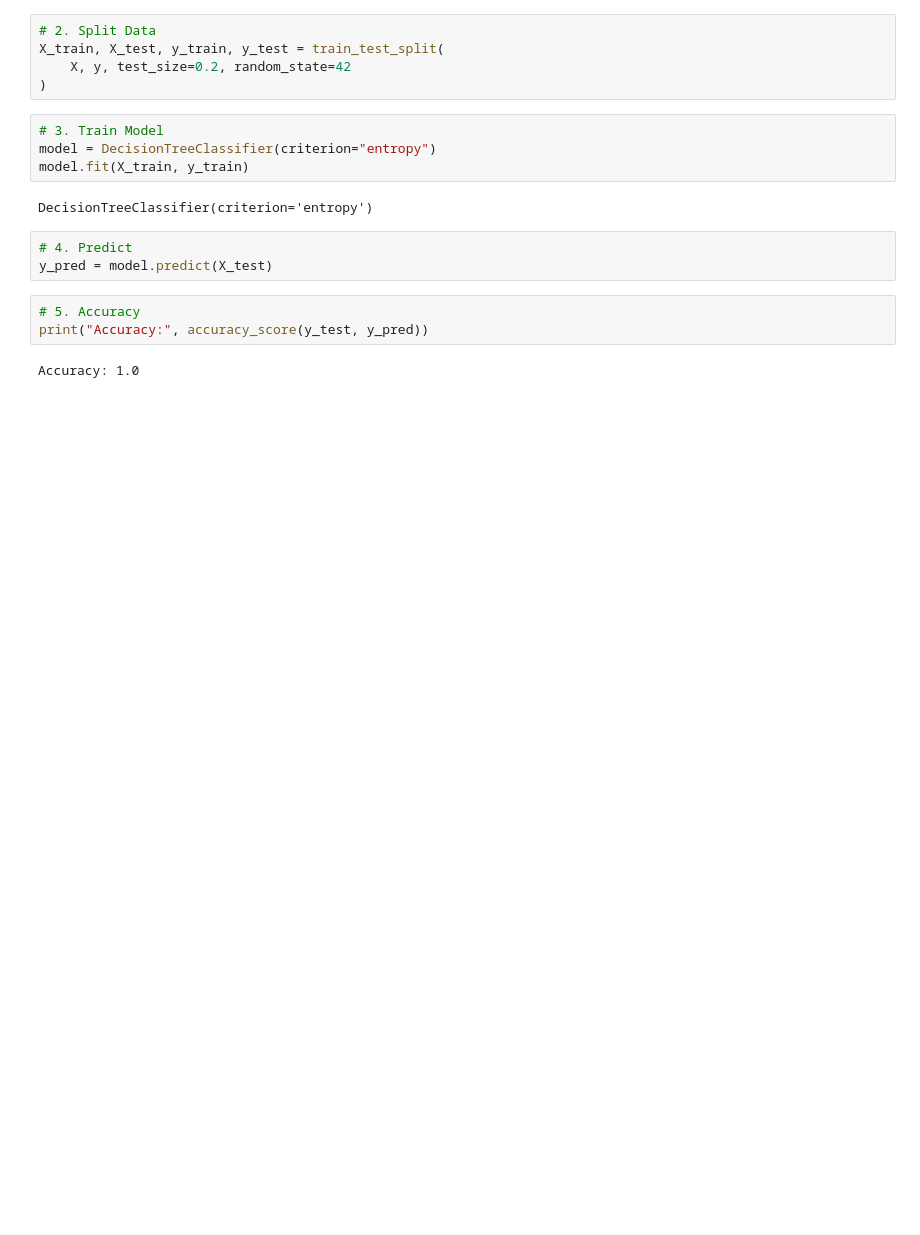
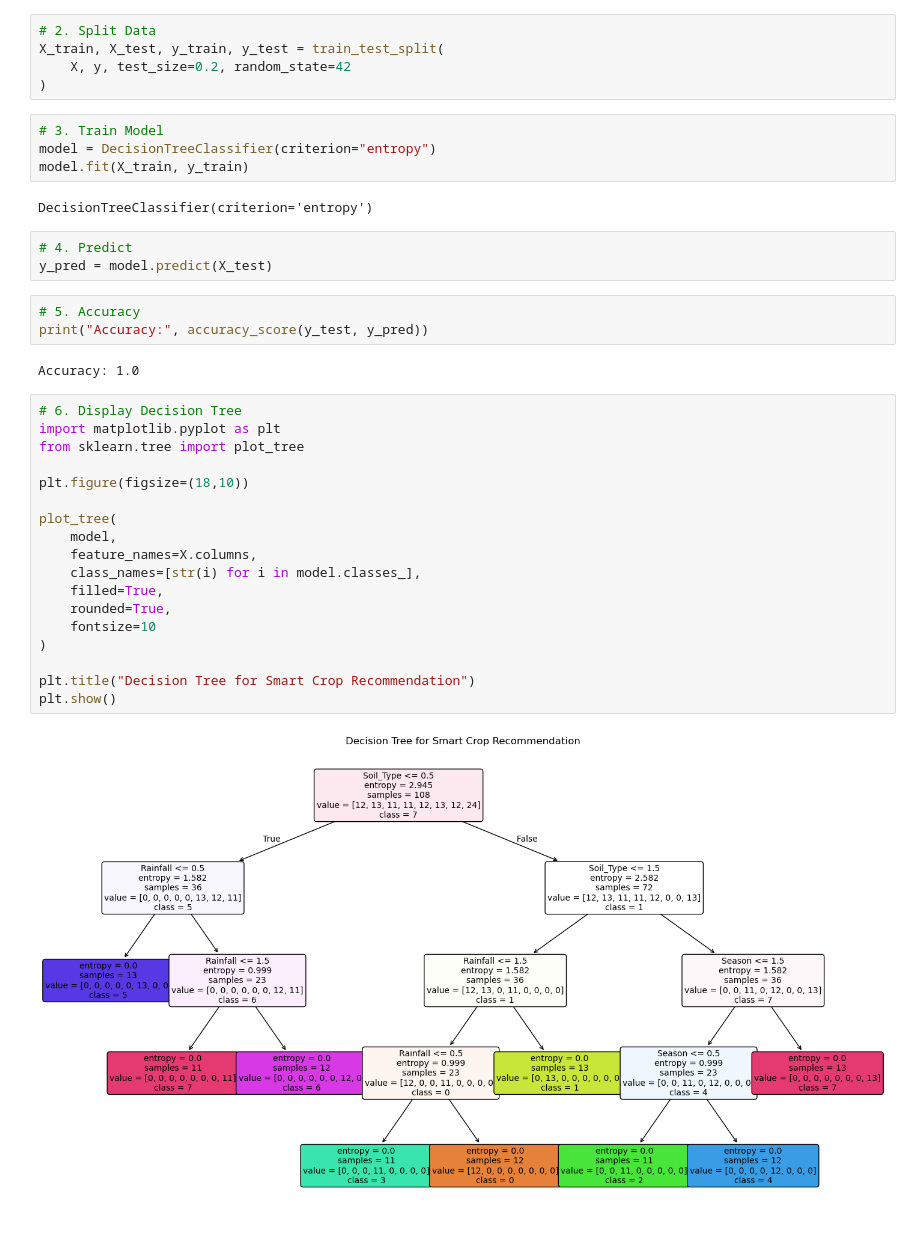
Before and after one commit to vamsikumarreddy029-bot/192312670L_ITA0604_MachineLearning, a Jupyter notebook: HACKATHONS/Smart_Crop_Recommendation_System_Team_H.ipynb, the cells around one changed output. Saved outputs shown, nothing was run; the diff lists cells and outputs as text; blank space fills up the shorter version.

Commit message:
Updated Smart Crop Recommendation notebook

```diff
--- a/HACKATHONS/Smart_Crop_Recommendation_System_Team_H.ipynb
+++ b/HACKATHONS/Smart_Crop_Recommendation_System_Team_H.ipynb
@@ -96,3 +96,23 @@ y_pred = model.predict(X_test)
 print("Accuracy:", accuracy_score(y_test, y_pred))
 # %% [output]
 Accuracy: 1.0
+# %%
+# 6. Display Decision Tree
+import matplotlib.pyplot as plt
+from sklearn.tree import plot_tree
+
+plt.figure(figsize=(18,10))
+
+plot_tree(
+    model,
+    feature_names=X.columns,
+    class_names=[str(i) for i in model.classes_],
+    filled=True,
+    rounded=True,
+    fontsize=10
+)
+
+plt.title("Decision Tree for Smart Crop Recommendation")
+plt.show()
+# %% [output]
+[figure, added]
```
